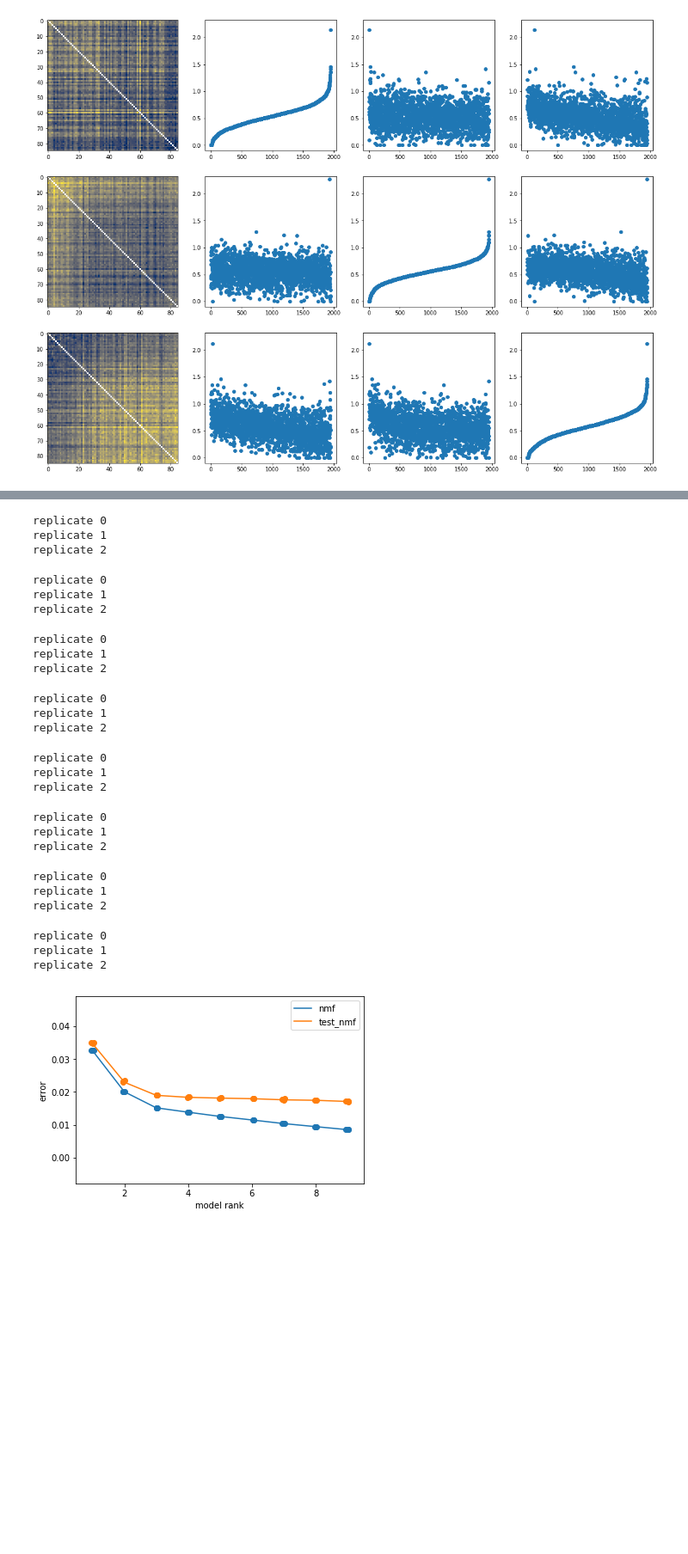
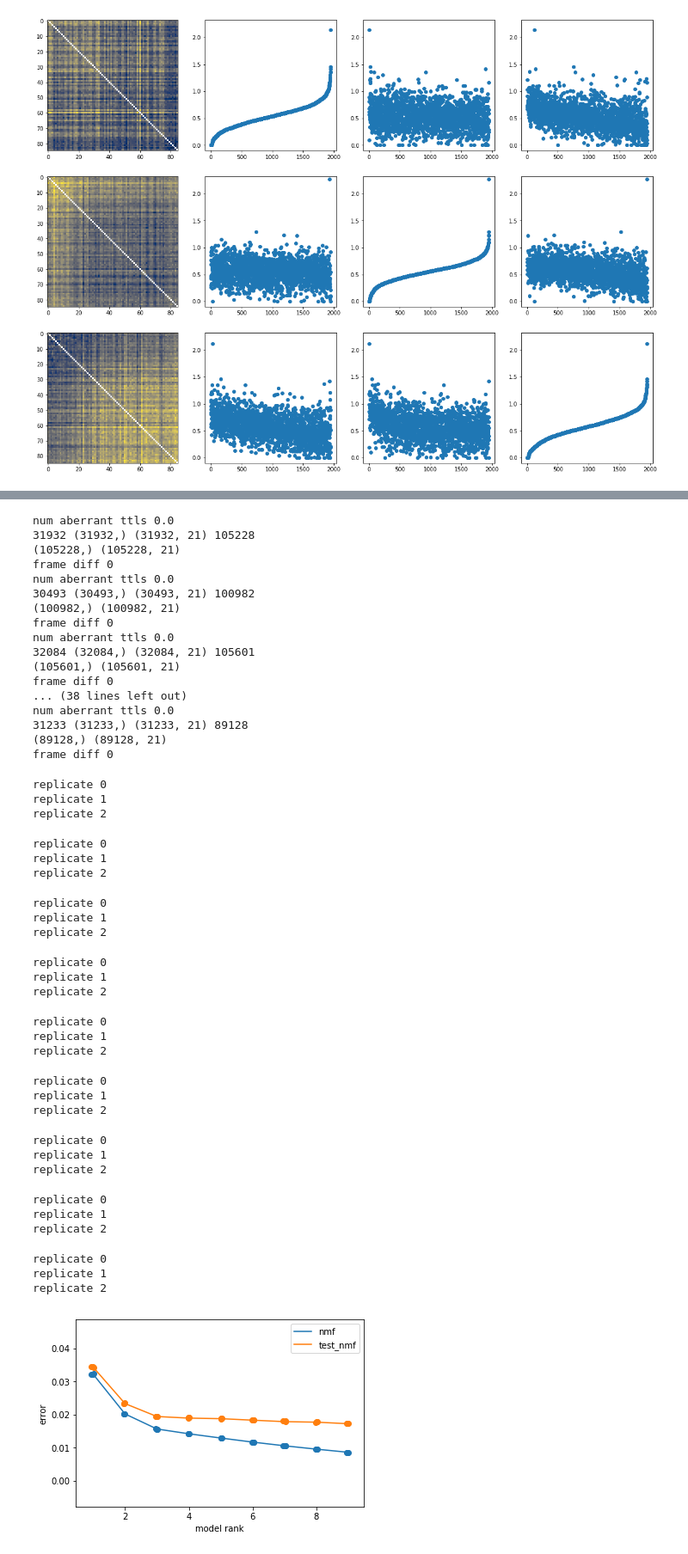
Before and after one commit to GiocomoLab/MightyMorphingPhotonRangers, a Jupyter notebook: PlaceCellAnalyses/SingleCellSimNMF.ipynb, the cells around one changed output, grey strips where cells are left out. Shown at 86% size. Cells and saved outputs as stored; diff of their text form; code cells hidden in the pictures; blank space fills up the shorter version.

```diff
--- a/PlaceCellAnalyses/SingleCellSimNMF.ipynb
+++ b/PlaceCellAnalyses/SingleCellSimNMF.ipynb
@@ -147,7 +149,7 @@ f,ax = scnmf.plot_factors(results,3,em.shape[0],downsample=1.)
 # %%
 f.savefig(os.path.join("G:\\My Drive\\manuscripts\\MightyMorphinPhotonRangers_Manuscript\\Figures",'4222153.2_18_04_2019_cellnmf_3factors.pdf'),format='pdf')
 # %%
-cellmat_rare = scnmf.build_matrix(df,['4139265.3','4139265.4','4139265.5'])
+cellmat_rare = scnmf.build_matrix(df,['4139265.3','4139265.4','4139265.5','4222168.1'],first_sess = [5,5,5,3])
 results_rare,fig_rare = scnmf.run_ensemble(cellmat_rare)
 # %% [output]
 4139265.3
@@ -190,26 +180,46 @@ replicate 2
-replicate 0
-replicate 1
-replicate 2
+num aberrant ttls 0.0
+31932 (31932,) (31932, 21) 105228
+(105228,) (105228, 21)
+frame diff 0
+num aberrant ttls 0.0
+30493 (30493,) (30493, 21) 100982
+(100982,) (100982, 21)
+frame diff 0
+num aberrant ttls 0.0
+32084 (32084,) (32084, 21) 105601
+(105601,) (105601, 21)
+frame diff 0
+... (38 lines left out)
+num aberrant ttls 0.0
+31233 (31233,) (31233, 21) 89128
+(89128,) (89128, 21)
+frame diff 0
 replicate 0
 replicate 1
 replicate 2
 replicate 0
 replicate 1
 replicate 2
 replicate 0
 replicate 1
 replicate 2
 replicate 0
 replicate 1
 replicate 2
 replicate 0
 replicate 1
 replicate 2
 replicate 0
 replicate 1
 replicate 2
 replicate 0
 replicate 1
 replicate 2
+replicate 0
+replicate 1
+replicate 2
+replicate 0
+replicate 1
+replicate 2
-[figure, old version]
+[figure, new version]
 # %%
```
Also changed, not shown: parts of 6 cells of this notebook, 7 other files.
